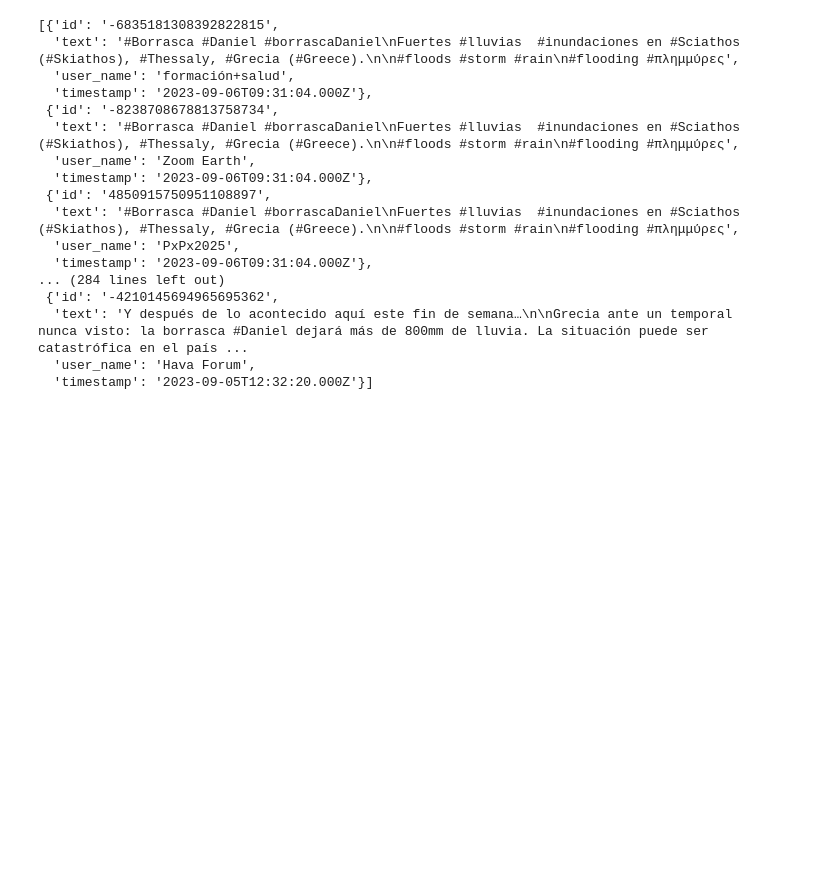
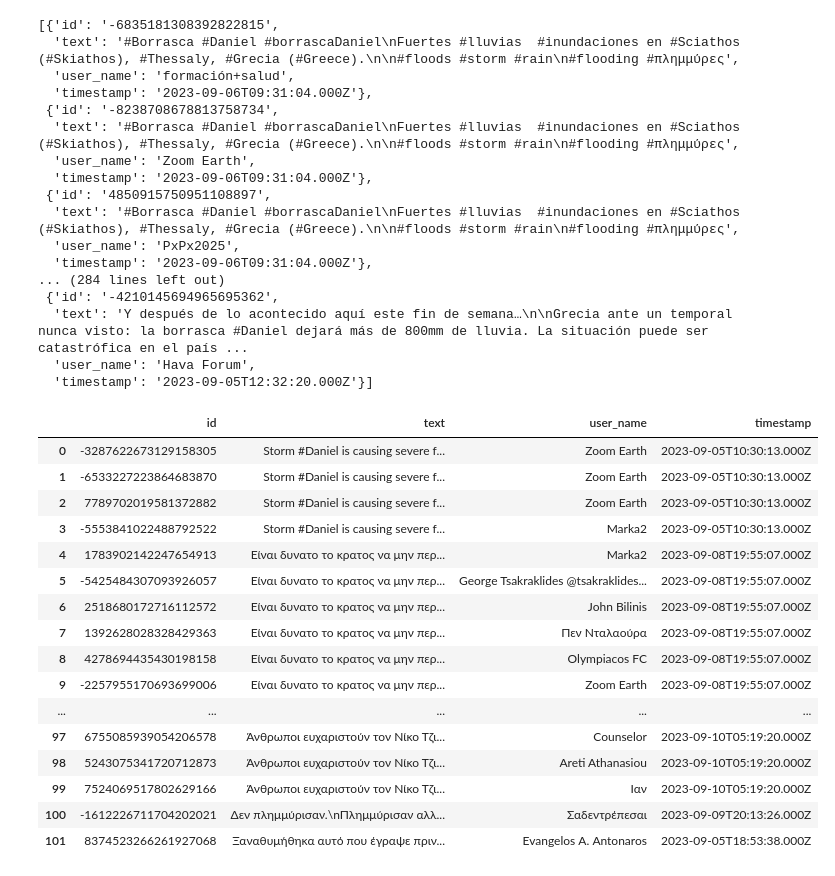
Before and after one commit to vasilis-vasiliou/Daniel, a Jupyter notebook: interactive.ipynb, the cells around one changed output. Saved outputs shown, nothing was run; the diff lists cells and outputs as text; code cells hidden in the pictures; blank space fills up the shorter version.

```diff
--- a/interactive.ipynb
+++ b/interactive.ipynb
@@ -188,3 +175,32 @@ tweets
   'text': 'Y después de lo acontecido aquí este fin de semana…\n\nGrecia ante un temporal nunca visto: la borrasca #Daniel dejará más de 800mm de lluvia. La situación puede ser catastrófica en el país ...
   'user_name': 'Hava Forum',
   'timestamp': '2023-09-05T12:32:20.000Z'}]
+# %%
+import pandas as pd
+
+plimires = pd.read_csv('data/tweets2025-01-18 18:43:21.991478_#πλημμύρες #κακοκαιρια #Daniel until:2023-09-12 since:2023-09-01.csv')
+derna = pd.read_csv('data/tweets2025-01-18 18:44:20.314751_#storm #daniel #derna until:2023-09-12 since:2023-09-01.csv')
+thesally = pd.read_csv('data/tweets2025-01-18 18:45:53.168584_#storm #thessaly #daniel until:2023-09-12 since:2023-09-01.csv')
+# %%
+from IPython.display import display
+pd.set_option('display.max_rows', None)
+# Display the dataframe
+display(plimires)
+# %% [output]
+|  | id | text | user_name | timestamp |
+| 0 | -3287622673129158305 | Storm #Daniel is causing severe f... | Zoom Earth | 2023-09-05T10:30:13.000Z |
+| 1 | -6533227223864683870 | Storm #Daniel is causing severe f... | Zoom Earth | 2023-09-05T10:30:13.000Z |
+| 2 | 7789702019581372882 | Storm #Daniel is causing severe f... | Zoom Earth | 2023-09-05T10:30:13.000Z |
+| 3 | -5553841022488792522 | Storm #Daniel is causing severe f... | Marka2 | 2023-09-05T10:30:13.000Z |
+| 4 | 1783902142247654913 | Είναι δυνατο το κρατος να μην περ... | Marka2 | 2023-09-08T19:55:07.000Z |
+| 5 | -5425484307093926057 | Είναι δυνατο το κρατος να μην περ... | George Tsakraklides @tsakraklides... | 2023-09-08T19:55:07.000Z |
+| 6 | 2518680172716112572 | Είναι δυνατο το κρατος να μην περ... | John Bilinis | 2023-09-08T19:55:07.000Z |
+| 7 | 1392628028328429363 | Είναι δυνατο το κρατος να μην περ... | Πεν Νταλαούρα | 2023-09-08T19:55:07.000Z |
+| 8 | 4278694435430198158 | Είναι δυνατο το κρατος να μην περ... | Olympiacos FC | 2023-09-08T19:55:07.000Z |
+| 9 | -2257955170693699006 | Είναι δυνατο το κρατος να μην περ... | Zoom Earth | 2023-09-08T19:55:07.000Z |
+| ... | ... | ... | ... | ... |
+| 97 | 6755085939054206578 | Άνθρωποι ευχαριστούν τον Νίκο Τζι... | Counselor | 2023-09-10T05:19:20.000Z |
+| 98 | 5243075341720712873 | Άνθρωποι ευχαριστούν τον Νίκο Τζι... | Areti Athanasiou | 2023-09-10T05:19:20.000Z |
+| 99 | 7524069517802629166 | Άνθρωποι ευχαριστούν τον Νίκο Τζι... | Ιαν | 2023-09-10T05:19:20.000Z |
+| 100 | -1612226711704202021 | Δεν πλημμύρισαν.\nΠλημμύρισαν αλλ... | Σαδεντρέπεσαι | 2023-09-09T20:13:26.000Z |
+| 101 | 8374523266261927068 | Ξαναθυμήθηκα αυτό που έγραψε πριν... | Evangelos Α. Antonaros | 2023-09-05T18:53:38.000Z |
```
Also changed, not shown: parts of 9 cells of this notebook, 4 other files.
